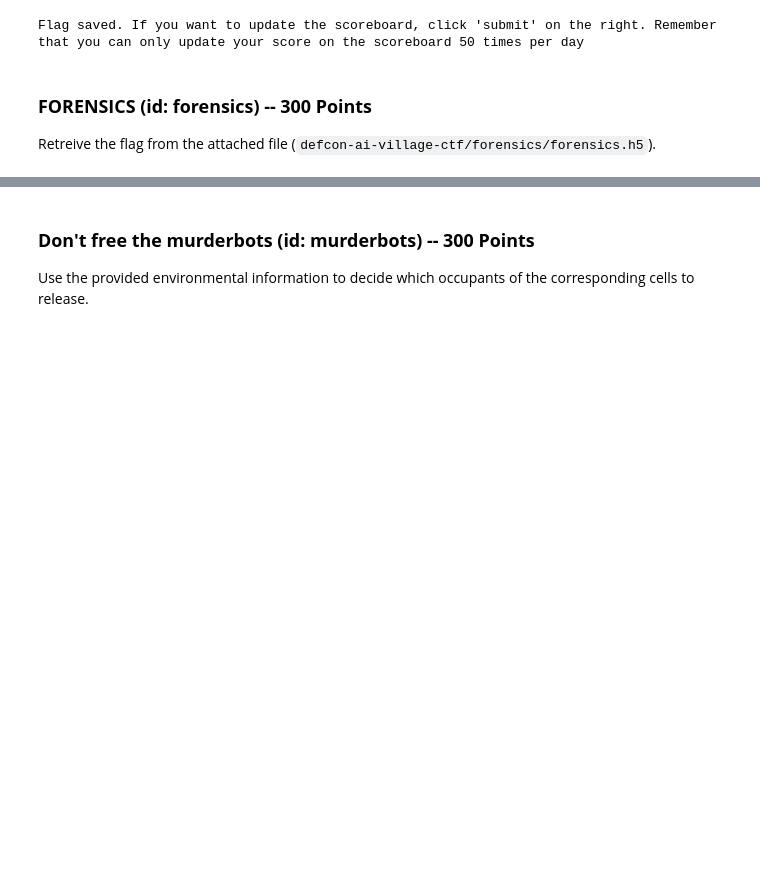
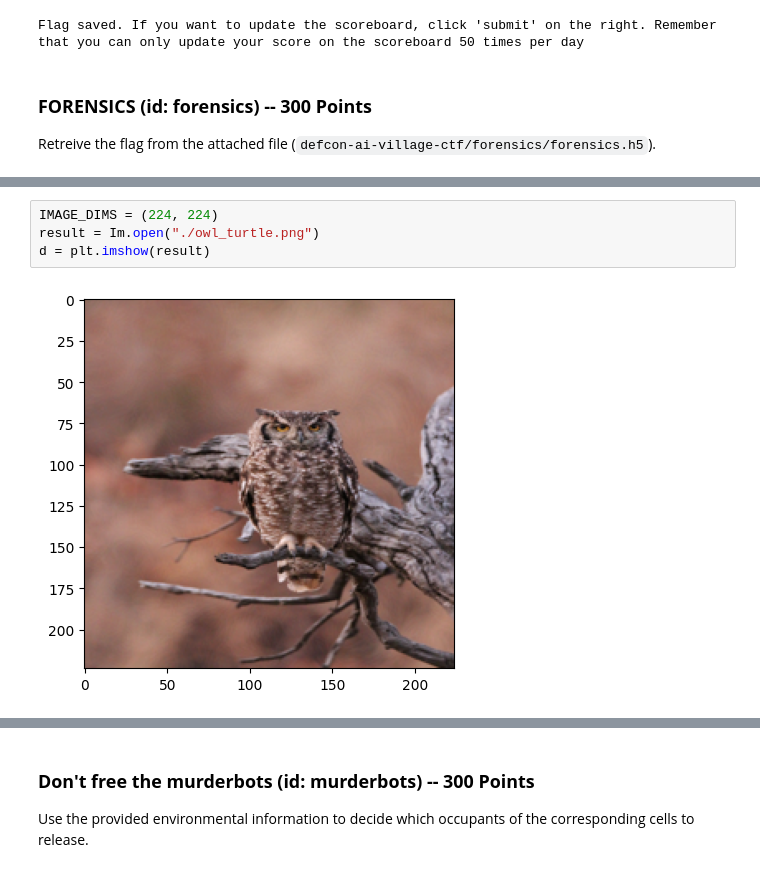
Before and after one commit to anubhavde/jubilant-robot-hacker, a Jupyter notebook: submission.ipynb, the cells around one changed output, grey strips where cells are left out. Cells and saved outputs as stored; diff of their text form; blank space fills up the shorter version.

```diff
--- a/submission.ipynb
+++ b/submission.ipynb
@@ -858,0 +983,6 @@ add_flag("forensics", "YOURFLAGHERE")
+# %%
+IMAGE_DIMS = (224, 224)
+result = Im.open("./owl_turtle.png")
+d = plt.imshow(result)
+# %% [output]
+[figure, added]
```
Also changed, not shown: parts of 46 cells of this notebook, 4 other files.
